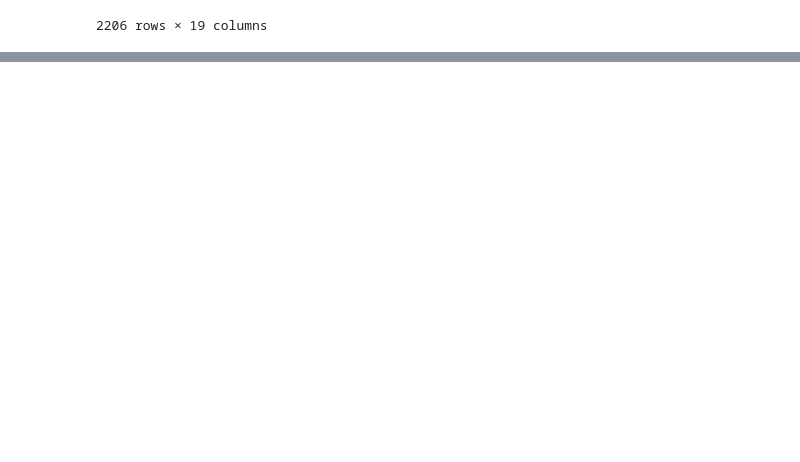
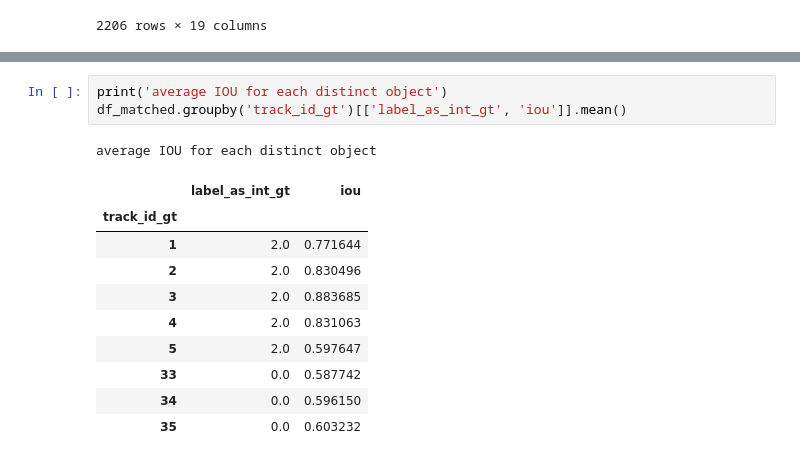
Before and after one commit to DawdlingDaedalus/VIRAT, a Jupyter notebook: analysis/06_26_2023_YOLOv8_300_Frames_IOU.ipynb, the cells around one changed output, grey strips where cells are left out. Drawn from its saved outputs; the diff is of its cells as text; blank space fills up the shorter version.

```diff
--- a/analysis/06_26_2023_YOLOv8_300_Frames_IOU.ipynb
+++ b/analysis/06_26_2023_YOLOv8_300_Frames_IOU.ipynb
@@ -539,0 +546,15 @@ df_matched.describe()
+# %%
+print('average IOU for each distinct object')
+df_matched.groupby('track_id_gt')[['label_as_int_gt', 'iou']].mean()
+# %% [output]
+average IOU for each distinct object
+|  | label_as_int_gt | iou |
+| track_id_gt |  |  |
+| 1 | 2.0 | 0.771644 |
+| 2 | 2.0 | 0.830496 |
+| 3 | 2.0 | 0.883685 |
+| 4 | 2.0 | 0.831063 |
+| 5 | 2.0 | 0.597647 |
+| 33 | 0.0 | 0.587742 |
+| 34 | 0.0 | 0.596150 |
+| 35 | 0.0 | 0.603232 |
```
Also changed, not shown: parts of 2 cells of this notebook.
